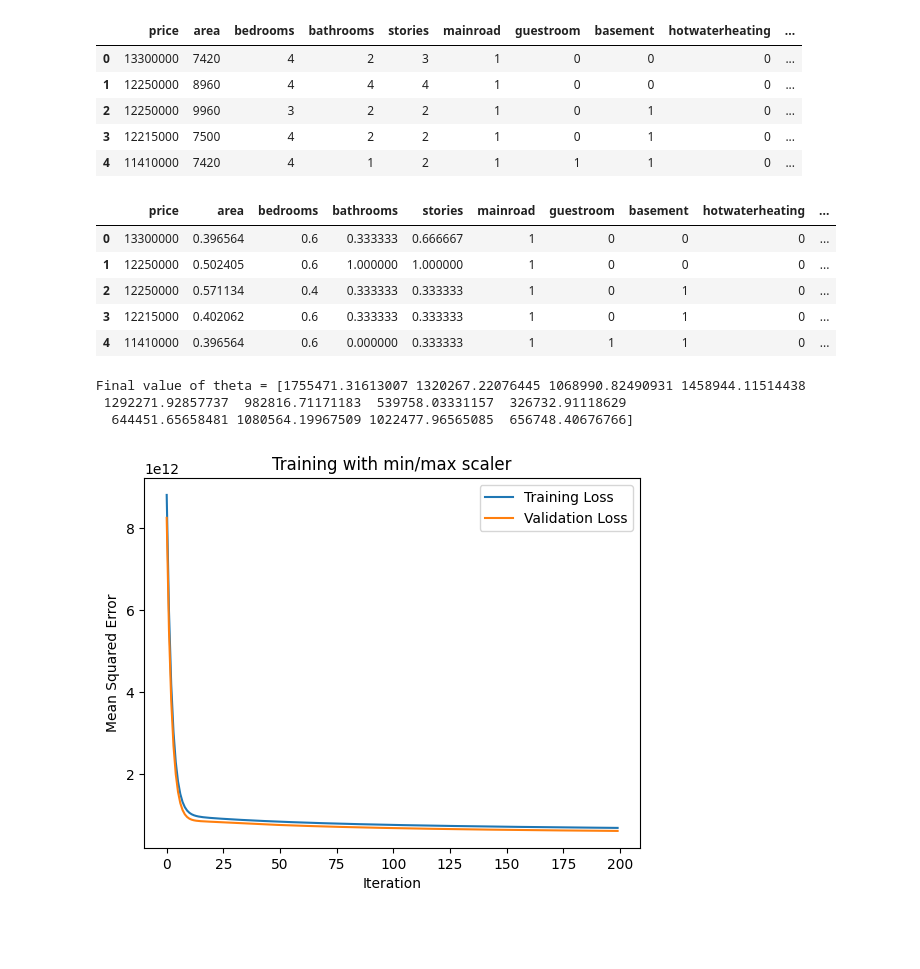
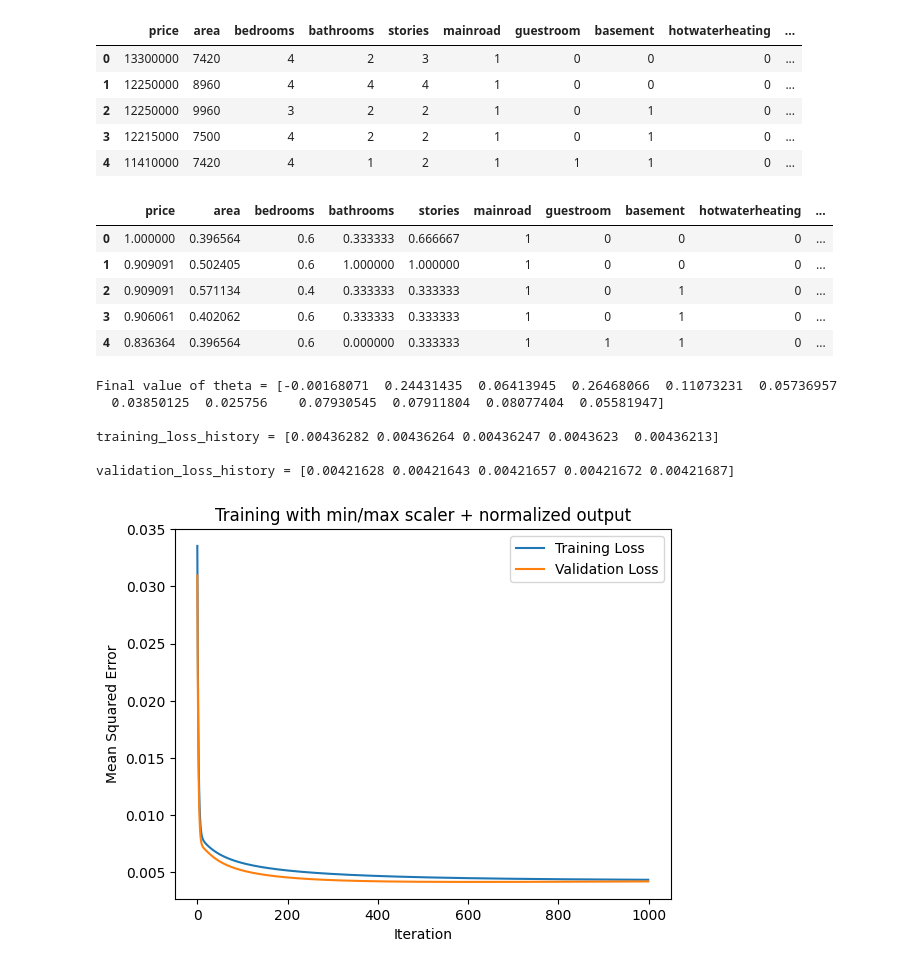
Before and after one commit to swetzel1/introduction_to_ml, a Jupyter notebook: homework_2/hw2_problem2b_min_max.ipynb, the cells around one changed output. Drawn from its saved outputs; the diff is of its cells as text; code cells hidden in the pictures; blank space fills up the shorter version.

```diff
--- a/homework_2/hw2_problem2b_min_max.ipynb
+++ b/homework_2/hw2_problem2b_min_max.ipynb
@@ -62,17 +62,24 @@ df.head()
 # %%
 from sklearn.preprocessing import MinMaxScaler
 scaler = MinMaxScaler()
-num_vars = ['area', 'bedrooms', 'bathrooms', 'stories', 'parking']
+
+#don't normalize output
+#num_vars = ['area', 'bedrooms', 'bathrooms', 'stories', 'parking']
+
+#normalize output
+num_vars = ['price', 'area', 'bedrooms', 'bathrooms', 'stories', 'parking']
+
+
 
 df[num_vars] = scaler.fit_transform(df[num_vars])
 df.head()
 # %% [output]
 |  | price | area | bedrooms | bathrooms | stories | mainroad | guestroom | basement | hotwaterheating | ... |
-| 0 | 13300000 | 0.396564 | 0.6 | 0.333333 | 0.666667 | 1 | 0 | 0 | 0 | ... |
-| 1 | 12250000 | 0.502405 | 0.6 | 1.000000 | 1.000000 | 1 | 0 | 0 | 0 | ... |
-| 2 | 12250000 | 0.571134 | 0.4 | 0.333333 | 0.333333 | 1 | 0 | 1 | 0 | ... |
-| 3 | 12215000 | 0.402062 | 0.6 | 0.333333 | 0.333333 | 1 | 0 | 1 | 0 | ... |
-| 4 | 11410000 | 0.396564 | 0.6 | 0.000000 | 0.333333 | 1 | 1 | 1 | 0 | ... |
+| 0 | 1.000000 | 0.396564 | 0.6 | 0.333333 | 0.666667 | 1 | 0 | 0 | 0 | ... |
+| 1 | 0.909091 | 0.502405 | 0.6 | 1.000000 | 1.000000 | 1 | 0 | 0 | 0 | ... |
+| 2 | 0.909091 | 0.571134 | 0.4 | 0.333333 | 0.333333 | 1 | 0 | 1 | 0 | ... |
+| 3 | 0.906061 | 0.402062 | 0.6 | 0.333333 | 0.333333 | 1 | 0 | 1 | 0 | ... |
+| 4 | 0.836364 | 0.396564 | 0.6 | 0.000000 | 0.333333 | 1 | 1 | 1 | 0 | ... |
 # %%
 from sklearn.model_selection import train_test_split
 
@@ -135,24 +142,28 @@ def predict_value(x1,x2,x3, theta):
 
 theta = np.zeros(x_train.shape[1]) #initalize theta
 
-iterations = 200
+iterations = 1000
 alpha = 0.08
 
 theta, training_loss_history, validation_loss_history = gradient_descent(x_train, y_train, x_val, y_val, theta, alpha, iterations)
-print('Final value of theta =', theta)
-#print('loss_history =', training_loss_history[:5], '...')
+print('Final value of theta =', theta, '\n')
+print('training_loss_history =', training_loss_history[-5:], '\n')
+print('validation_loss_history =', validation_loss_history[-5:])
 # %% [output]
-Final value of theta = [1755471.31613007 1320267.22076445 1068990.82490931 1458944.11514438
- 1292271.92857737  982816.71171183  539758.03331157  326732.91118629
-  644451.65658481 1080564.19967509 1022477.96565085  656748.40676766]
+Final value of theta = [-0.00168071  0.24431435  0.06413945  0.26468066  0.11073231  0.05736957
+  0.03850125  0.025756    0.07930545  0.07911804  0.08077404  0.05581947]
+
+training_loss_history = [0.00436282 0.00436264 0.00436247 0.0043623  0.00436213]
+
+validation_loss_history = [0.00421628 0.00421643 0.00421657 0.00421672 0.00421687]
 # %%
 # Plot the training and validation loss after each iteration
 plt.plot(training_loss_history, label="Training Loss")
 plt.plot(validation_loss_history, label="Validation Loss")
 plt.xlabel("Iteration")
 plt.ylabel("Mean Squared Error")
 plt.legend()
-plt.title("Training with min/max scaler")
+plt.title("Training with min/max scaler + normalized output")
 plt.show()
 # %% [output]
-[figure, old version]
+[figure, new version]
```
Also changed, not shown: parts of 1 cell of this notebook.
